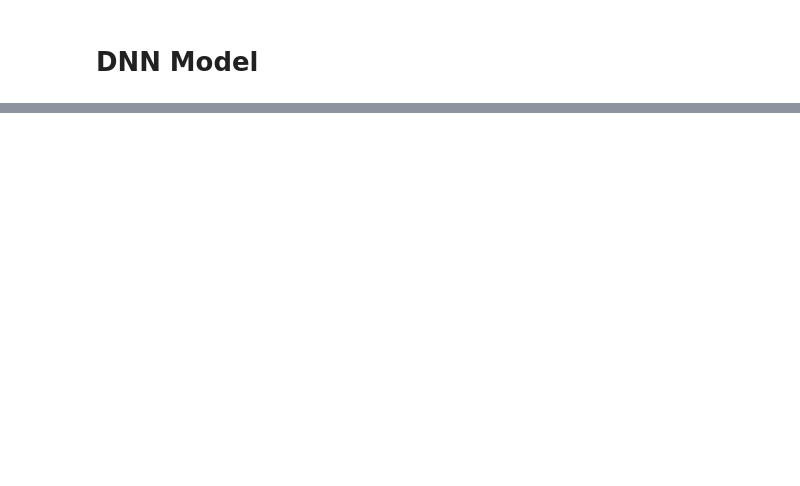
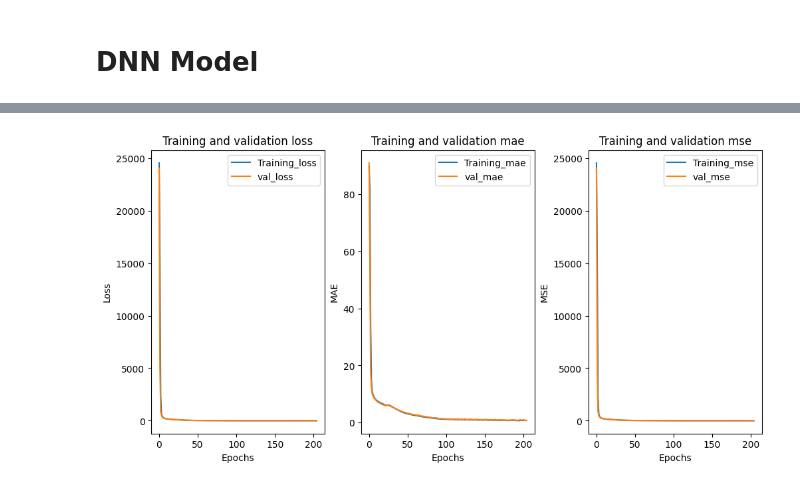
Before and after one commit to jongyunwoo/knocking-classification-and-multi-regression, a Jupyter notebook: kncking multiregression.ipynb, the cells around one changed output, grey strips where cells are left out. Saved outputs shown, nothing was run; the diff lists cells and outputs as text; code cells hidden in the pictures; blank space fills up the shorter version.

```diff
--- a/kncking multiregression.ipynb
+++ b/kncking multiregression.ipynb
@@ -34,0 +55,4 @@ regression_data
+# %%
+input_data = regression_data.iloc[:, [1, 2, 3, 4, 5, 6, 7, 8, 9]]
+input_data
+input_data.info()
@@ -69,9 +136,11 @@ test_scale =  ss.transform(test_input)
 # DNN Model
 # %%
 model = keras.Sequential()
-model.add(keras.layers.Dense(100, activation='relu', input_shape = (8, )))
-model.add(keras.layers.Dropout(0.2))
-model.add(keras.layers.Dense(50, activation='relu'))
+model.add(keras.layers.Dense(256, activation='relu', input_shape = (9, )))
+model.add(keras.layers.Dense(128, activation= 'relu'))
+model.add(keras.layers.Dense(64, activation='relu'))
+model.add(keras.layers.Dense(32, activation= 'relu'))
+model.add(keras.layers.Dense(16, activation= 'relu'))
 model.add(keras.layers.Dense(8))
 model.summary()
 # %% [output]
@@ -93,7 +162,7 @@ Trainable params: 6358 (24.84 KB)
 Non-trainable params: 0 (0.00 Byte)
 _________________________________________________________________
 # %%
-callback = keras.callbacks.EarlyStopping(patience=3)
-model.compile(tf.keras.optimizers.legacy.Adam(learning_rate=0.001), loss = 'mse', metrics=['r2', 'rmse'])
-history = model.fit(train_scale,  epochs=100, callbacks=[callback])
+callback = keras.callbacks.EarlyStopping(monitor = 'loss', patience=10, verbose=True)
+model.compile(tf.keras.optimizers.legacy.Adam(learning_rate=0.001), loss = 'mse', metrics=['mae', 'mse'])
+history = model.fit(train_scale, train_output, validation_data=(val_scale, val_output) ,epochs=500, callbacks=[callback])
 # %% [output]
@@ -104,0 +186,29 @@ ValueError: in user code:
+# %%
+def plot_history(history):
+    hist = history.history
+    hist['epochs'] = history.epoch
+
+    fig, axes = plt.subplots(1, 3, constrained_layout = True, figsize = (10, 5))
+    axes[0].plot(hist['epochs'], hist['loss'], label = 'Training_loss')
+    axes[0].plot(hist['epochs'], hist['val_loss'], label = 'val_loss')
+    axes[1].plot(hist['epochs'], hist['mae'], label = 'Training_mae')
+    axes[1].plot(hist['epochs'], hist['val_mae'], label = 'val_mae')
+    axes[2].plot(hist['epochs'], hist['mse'], label = 'Training_mse')
+    axes[2].plot(hist['epochs'], hist['val_mse'], label = 'val_mse')
+    axes[0].set_title('Training and validation loss')
+    axes[0].set_xlabel('Epochs')
+    axes[0].set_ylabel('Loss')
+    axes[1].set_title('Training and validation mae')
+    axes[1].set_xlabel('Epochs')
+    axes[1].set_ylabel('MAE')
+    axes[2].set_title('Training and validation mse')
+    axes[2].set_xlabel('Epochs')
+    axes[2].set_ylabel('MSE')
+    axes[0].legend()
+    axes[1].legend()
+    axes[2].legend()
+    plt.show()
+# %%
+plot_history(history)
+# %% [output]
+[figure, added]
```
Also changed, not shown: parts of 11 cells of this notebook, 1 other file.
